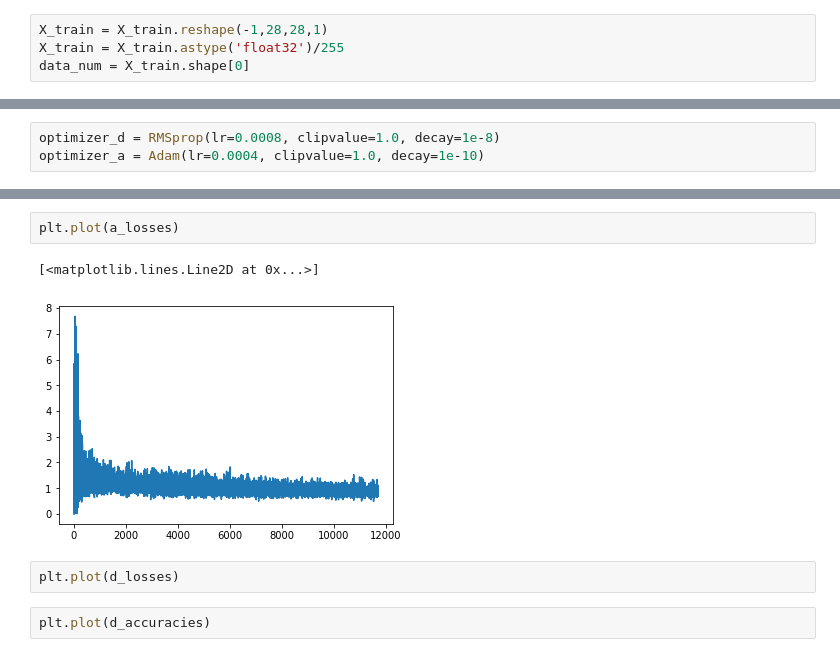
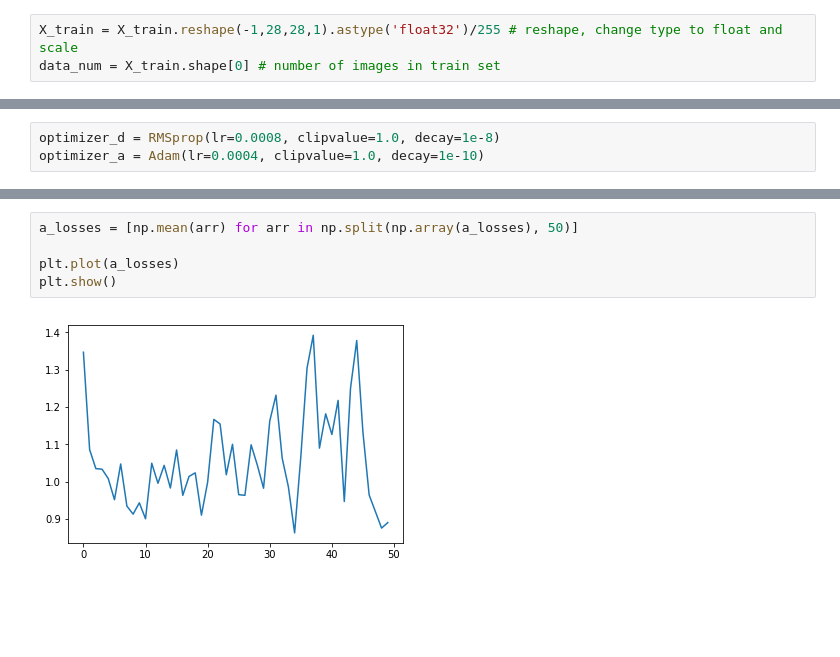
Before and after one commit to AgnieszkaZgo/GAN_on_MNIST, a Jupyter notebook: GAN_on_mnist_notebook.ipynb, the cells around one changed output, grey strips where cells are left out. Drawn from its saved outputs; the diff is of its cells as text; blank space fills up the shorter version.

```diff
--- a/GAN_on_mnist_notebook.ipynb
+++ b/GAN_on_mnist_notebook.ipynb
@@ -19,9 +19,8 @@ from keras.datasets import mnist
 # %% [markdown]
 We will reshape our data, so the algorithm is easily adaptable to multichannel images, eg. RGB. We also scale it, so the input values are contained in [0,1] interval.
 # %%
-X_train = X_train.reshape(-1,28,28,1)
-X_train = X_train.astype('float32')/255
-data_num = X_train.shape[0]
+X_train = X_train.reshape(-1,28,28,1).astype('float32')/255 # reshape, change type to float and scale
+data_num = X_train.shape[0] # number of images in train set
 # %% [markdown]
 Next step is creating discriminator. We define a function which takes as input list of numbers of filters in *Conv2D* layers, parameter *alpha* for _LeakyReLU_ layers, type of optimizer in compilation of the model, and dropout value. We use *strides* in *Conv2D* instead of *MaxPooling*. We choose filter shape to be (5,5) in every *Conv2D* layer.
 # %%
@@ -164,9 +198,7 @@ plt.show()
-# %%
-plt.plot(a_losses)
-# %% [output]
-[<matplotlib.lines.Line2D at 0x...>]
-[figure, removed]
-# %%
-plt.plot(d_losses)
-# %%
-plt.plot(d_accuracies)
+# %%
+a_losses = [np.mean(arr) for arr in np.split(np.array(a_losses), 50)]
+
+plt.plot(a_losses)
+plt.show()
+# %% [output]
+[figure, added]
```
Also changed, not shown: parts of 11 cells of this notebook.
